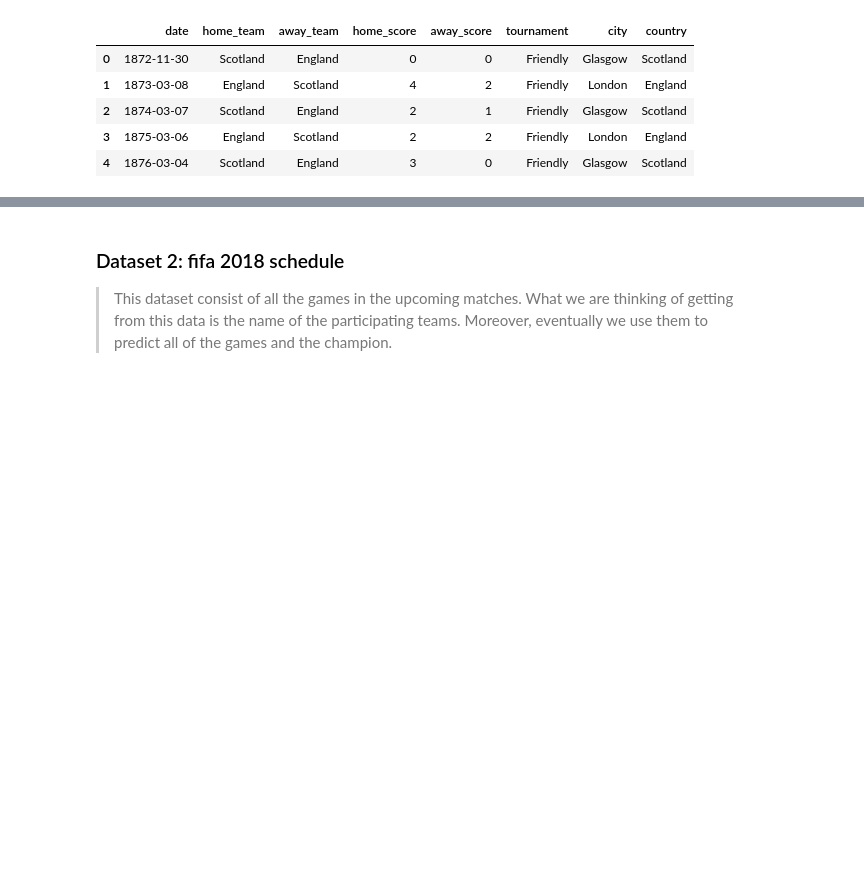
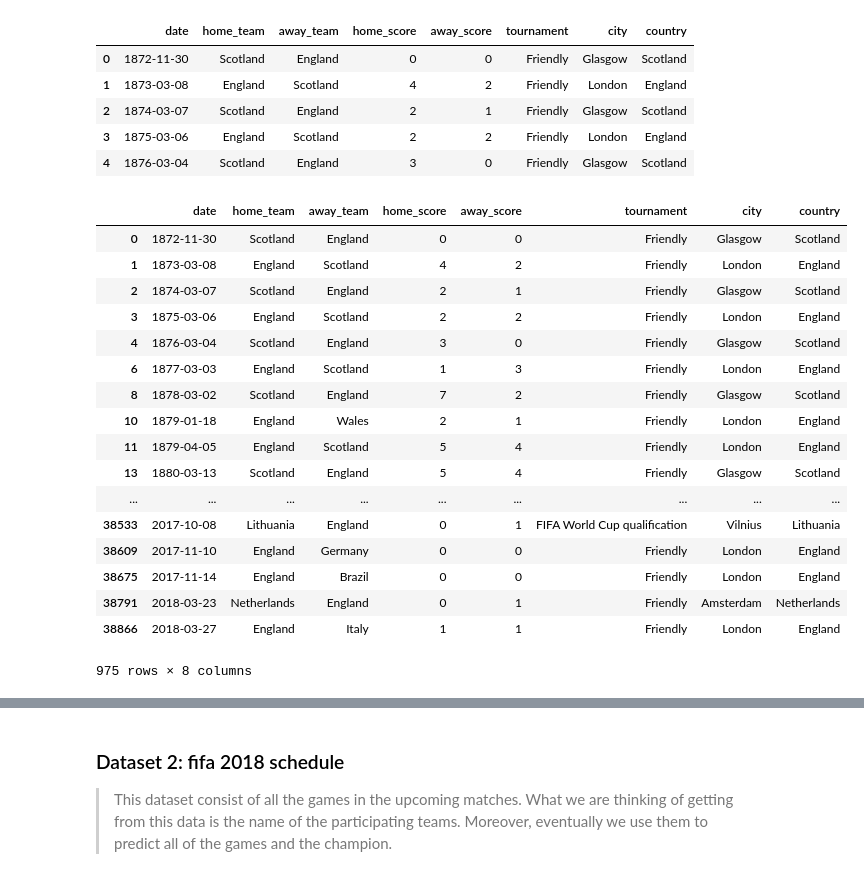
Before and after one commit to amnghd/FIFA_WORLD_CUP_2018_PREDICTION, a Jupyter notebook: Fifa World Cup 2018 - Prediction.ipynb, the cells around one changed output, grey strips where cells are left out. Saved outputs shown, nothing was run; the diff lists cells and outputs as text; code cells hidden in the pictures; blank space fills up the shorter version.

```diff
--- a/Fifa World Cup 2018 - Prediction.ipynb
+++ b/Fifa World Cup 2018 - Prediction.ipynb
@@ -80,6 +80,27 @@ def generate_analytics_team(row):
 
         all_series[team]['Goals(scored)'] += goals_scored
         all_series[team]['Goals(received)'] += goals_received
+# %%
+international_matches[(international_matches.home_team == 'England') | (international_matches.away_team == 'England')]
+# %% [output]
+|  | date | home_team | away_team | home_score | away_score | tournament | city | country |
+| 0 | 1872-11-30 | Scotland | England | 0 | 0 | Friendly | Glasgow | Scotland |
+| 1 | 1873-03-08 | England | Scotland | 4 | 2 | Friendly | London | England |
+| 2 | 1874-03-07 | Scotland | England | 2 | 1 | Friendly | Glasgow | Scotland |
+| 3 | 1875-03-06 | England | Scotland | 2 | 2 | Friendly | London | England |
+| 4 | 1876-03-04 | Scotland | England | 3 | 0 | Friendly | Glasgow | Scotland |
+| 6 | 1877-03-03 | England | Scotland | 1 | 3 | Friendly | London | England |
+| 8 | 1878-03-02 | Scotland | England | 7 | 2 | Friendly | Glasgow | Scotland |
+| 10 | 1879-01-18 | England | Wales | 2 | 1 | Friendly | London | England |
+| 11 | 1879-04-05 | England | Scotland | 5 | 4 | Friendly | London | England |
+| 13 | 1880-03-13 | Scotland | England | 5 | 4 | Friendly | Glasgow | Scotland |
+| ... | ... | ... | ... | ... | ... | ... | ... | ... |
+| 38533 | 2017-10-08 | Lithuania | England | 0 | 1 | FIFA World Cup qualification | Vilnius | Lithuania |
+| 38609 | 2017-11-10 | England | Germany | 0 | 0 | Friendly | London | England |
+| 38675 | 2017-11-14 | England | Brazil | 0 | 0 | Friendly | London | England |
+| 38791 | 2018-03-23 | Netherlands | England | 0 | 1 | Friendly | Amsterdam | Netherlands |
+| 38866 | 2018-03-27 | England | Italy | 1 | 1 | Friendly | London | England |
+975 rows × 8 columns
 # %%
 for i , row in international_matches.iterrows():
     generate_analytics_team(row)
```
Also changed, not shown: parts of 9 cells of this notebook.
